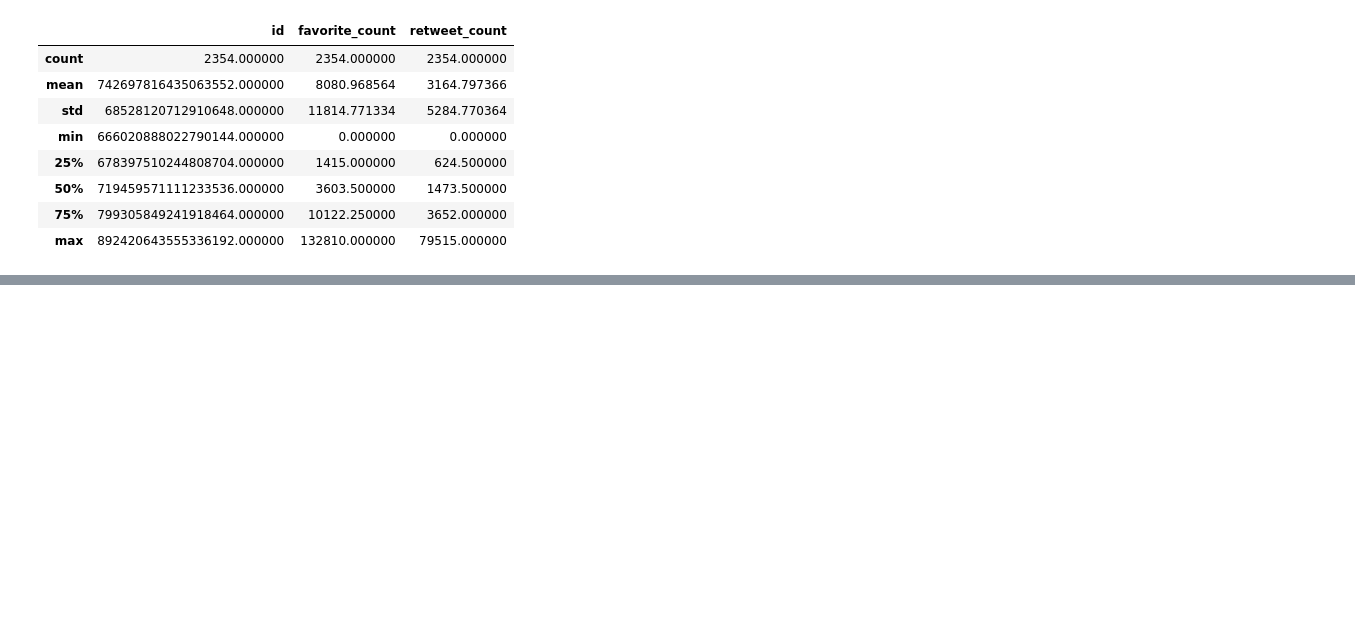
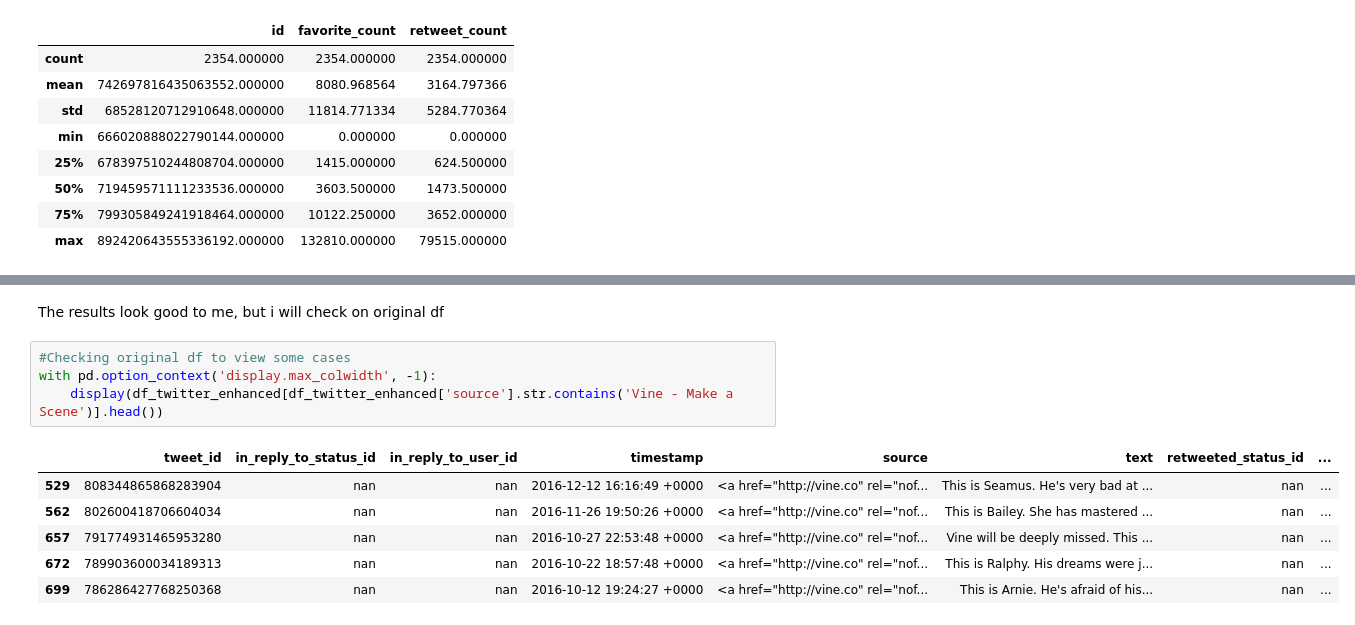
Before and after one commit to mayke-ilzu/data-analyst-nanodegree, a Jupyter notebook: projects/project-4-wrangling-and-analyze-data/notebooks/wrangle_act.ipynb, the cells around one changed output, grey strips where cells are left out. Cells and saved outputs as stored; diff of their text form; blank space fills up the shorter version.

```diff
--- a/projects/project-4-wrangling-and-analyze-data/notebooks/wrangle_act.ipynb
+++ b/projects/project-4-wrangling-and-analyze-data/notebooks/wrangle_act.ipynb
@@ -597,0 +802,13 @@ Name: lang, dtype: int64
+# %% [markdown]
+The results look good to me, but i will check on original df
+# %%
+#Checking original df to view some cases
+with pd.option_context('display.max_colwidth', -1):
+    display(df_twitter_enhanced[df_twitter_enhanced['source'].str.contains('Vine - Make a Scene')].head())
+# %% [output]
+|  | tweet_id | in_reply_to_status_id | in_reply_to_user_id | timestamp | source | text | retweeted_status_id | ... |
+| 529 | 808344865868283904 | nan | nan | 2016-12-12 16:16:49 +0000 | <a href="http://vine.co" rel="nof... | This is Seamus. He's very bad at ... | nan | ... |
+| 562 | 802600418706604034 | nan | nan | 2016-11-26 19:50:26 +0000 | <a href="http://vine.co" rel="nof... | This is Bailey. She has mastered ... | nan | ... |
+| 657 | 791774931465953280 | nan | nan | 2016-10-27 22:53:48 +0000 | <a href="http://vine.co" rel="nof... | Vine will be deeply missed. This ... | nan | ... |
+| 672 | 789903600034189313 | nan | nan | 2016-10-22 18:57:48 +0000 | <a href="http://vine.co" rel="nof... | This is Ralphy. His dreams were j... | nan | ... |
+| 699 | 786286427768250368 | nan | nan | 2016-10-12 19:24:27 +0000 | <a href="http://vine.co" rel="nof... | This is Arnie. He's afraid of his... | nan | ... |
```
Also changed, not shown: parts of 53 cells of this notebook.
